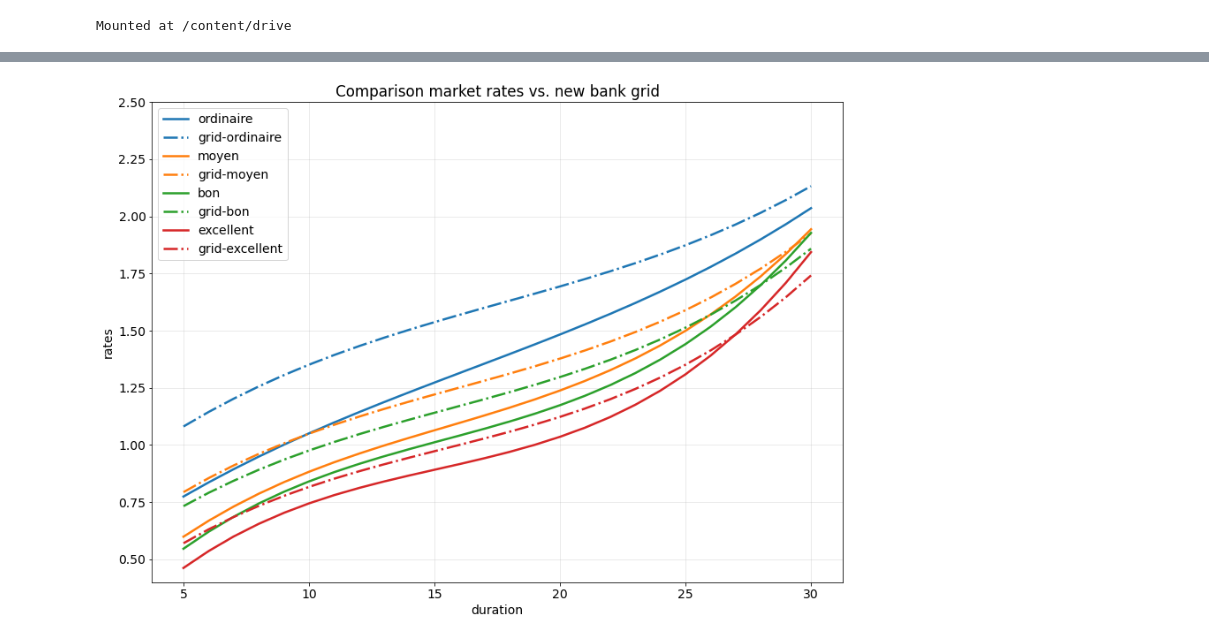
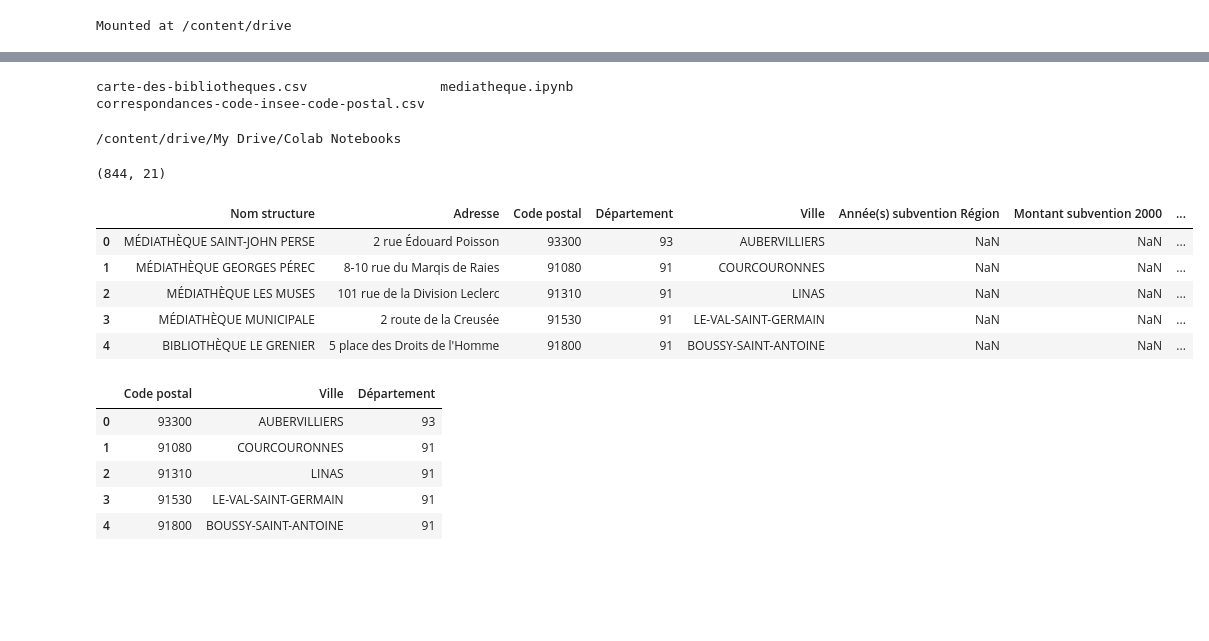
Before and after one commit to dataforgoodfr/batch8_mednum, a Jupyter notebook: notebooks/acces_information.ipynb, the cells around one changed output, grey strips where cells are left out. Drawn from its saved outputs; the diff is of its cells as text; code cells hidden in the pictures; blank space fills up the shorter version.

```diff
--- a/notebooks/acces_information.ipynb
+++ b/notebooks/acces_information.ipynb
@@ -295,13 +12,34 @@ df_grid = interpolate_rates(df_grid)
-# %%
-plt.rcParams['font.size'] = 14
-fig, ax = plt.subplots(figsize=(14,10))
-for col in 'ordinaire moyen bon excellent'.split():
-  line, = ax.plot(df_market['duration'], df_market[col], label=col, lw=2.5)
-  ax.plot(df_grid['duration'], df_grid[col], label=f'grid-{col}', color=line.get_color(), ls='-.', lw=2.5)
-
-# settings
-ax.legend(loc='upper left', fontsize='medium')
-ax.set(ylim=[0.4, 2.5], xlabel='duration', ylabel='rates', title='Comparison market rates vs. new bank grid')
-ax.grid(which='both', alpha=0.3)
-# %% [output]
-[figure, removed]
+# %%
+ls drive/'My Drive'/'Colab Notebooks'/
+# %% [output]
+carte-des-bibliotheques.csv                 mediatheque.ipynb
+correspondances-code-insee-code-postal.csv
+# %%
+cd drive/'My Drive'/'Colab Notebooks'/
+# %% [output]
+/content/drive/My Drive/Colab Notebooks
+# %%
+import pandas as pd
+
+df = pd.read_csv('carte-des-bibliotheques.csv', header=0, sep=';')
+print(df.shape)
+df.head()
+# %% [output]
+(844, 21)
+|  | Nom structure | Adresse | Code postal | Département | Ville | Année(s) subvention Région | Montant subvention 2000 | ... |
+| 0 | MÉDIATHÈQUE SAINT-JOHN PERSE | 2 rue Édouard Poisson | 93300 | 93 | AUBERVILLIERS | NaN | NaN | ... |
+| 1 | MÉDIATHÈQUE GEORGES PÉREC | 8-10 rue du Marqis de Raies | 91080 | 91 | COURCOURONNES | NaN | NaN | ... |
+| 2 | MÉDIATHÈQUE LES MUSES | 101 rue de la Division Leclerc | 91310 | 91 | LINAS | NaN | NaN | ... |
+| 3 | MÉDIATHÈQUE MUNICIPALE | 2 route de la Creusée | 91530 | 91 | LE-VAL-SAINT-GERMAIN | NaN | NaN | ... |
+| 4 | BIBLIOTHÈQUE LE GRENIER | 5 place des Droits de l'Homme | 91800 | 91 | BOUSSY-SAINT-ANTOINE | NaN | NaN | ... |
+# %%
+df = df[['Code postal', 'Ville', 'Département']]
+df['Code postal'] = df['Code postal'].astype(str)
+df.head()
+# %% [output]
+|  | Code postal | Ville | Département |
+| 0 | 93300 | AUBERVILLIERS | 93 |
+| 1 | 91080 | COURCOURONNES | 91 |
+| 2 | 91310 | LINAS | 91 |
+| 3 | 91530 | LE-VAL-SAINT-GERMAIN | 91 |
+| 4 | 91800 | BOUSSY-SAINT-ANTOINE | 91 |
```
Also changed, not shown: parts of 23 cells of this notebook.
